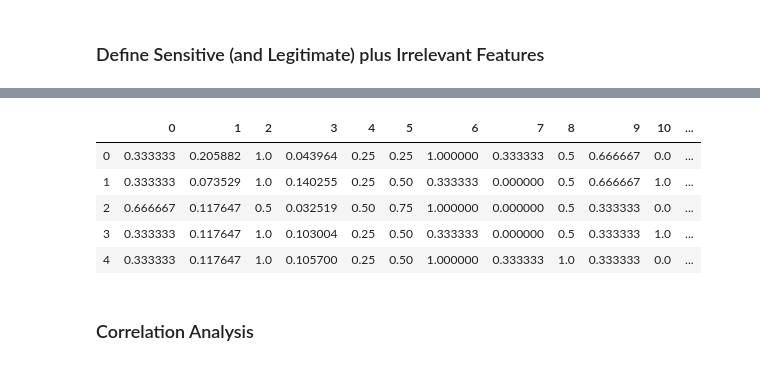
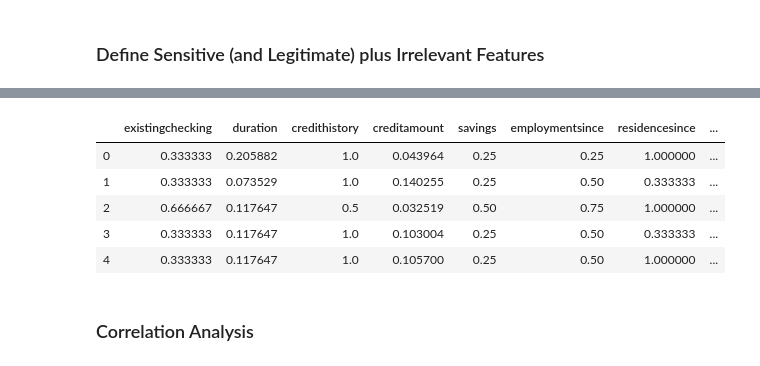
Before and after one commit to jakobschoeffer/fair-ranking, a Jupyter notebook: scripts/german_credit.ipynb, the cells around one changed output, grey strips where cells are left out. Saved outputs shown, nothing was run; the diff lists cells and outputs as text; code cells hidden in the pictures.

```diff
--- a/scripts/german_credit.ipynb
+++ b/scripts/german_credit.ipynb
@@ -121,12 +125,24 @@ X_legit_scaled = scaler.fit_transform(X_legit)
-# %%
-pd.DataFrame(X_legit_scaled).head()
-# %% [output]
-|  | 0 | 1 | 2 | 3 | 4 | 5 | 6 | 7 | 8 | 9 | 10 | ... |
-| 0 | 0.333333 | 0.205882 | 1.0 | 0.043964 | 0.25 | 0.25 | 1.000000 | 0.333333 | 0.5 | 0.666667 | 0.0 | ... |
-| 1 | 0.333333 | 0.073529 | 1.0 | 0.140255 | 0.25 | 0.50 | 0.333333 | 0.000000 | 0.5 | 0.666667 | 1.0 | ... |
-| 2 | 0.666667 | 0.117647 | 0.5 | 0.032519 | 0.50 | 0.75 | 1.000000 | 0.000000 | 0.5 | 0.333333 | 0.0 | ... |
-| 3 | 0.333333 | 0.117647 | 1.0 | 0.103004 | 0.25 | 0.50 | 0.333333 | 0.000000 | 0.5 | 0.333333 | 1.0 | ... |
-| 4 | 0.333333 | 0.117647 | 1.0 | 0.105700 | 0.25 | 0.50 | 1.000000 | 0.333333 | 1.0 | 0.333333 | 0.0 | ... |
+# %%
+#Only legitimate features
+X_scaled_legit = X_scaled.drop(sensitive,1)
+col_names_legit = X_scaled_legit.columns
+
+#Only relevant features
+X_scaled_relevant = X_scaled.drop(irrelevant,1)
+col_names_relevant = X_scaled_relevant.columns
+
+#Only legitimate and relevant features
+X_scaled_lr = X_scaled_legit.drop(irrelevant,1)
+col_names_lr = X_scaled_lr.columns
+
+X_scaled_lr.head()
+# %% [output]
+|  | existingchecking | duration | credithistory | creditamount | savings | employmentsince | residencesince | ... |
+| 0 | 0.333333 | 0.205882 | 1.0 | 0.043964 | 0.25 | 0.25 | 1.000000 | ... |
+| 1 | 0.333333 | 0.073529 | 1.0 | 0.140255 | 0.25 | 0.50 | 0.333333 | ... |
+| 2 | 0.666667 | 0.117647 | 0.5 | 0.032519 | 0.50 | 0.75 | 1.000000 | ... |
+| 3 | 0.333333 | 0.117647 | 1.0 | 0.103004 | 0.25 | 0.50 | 0.333333 | ... |
+| 4 | 0.333333 | 0.117647 | 1.0 | 0.105700 | 0.25 | 0.50 | 1.000000 | ... |
 # %% [markdown]
 ### Correlation Analysis
 # %%
```
Also changed, not shown: parts of 36 cells of this notebook.
